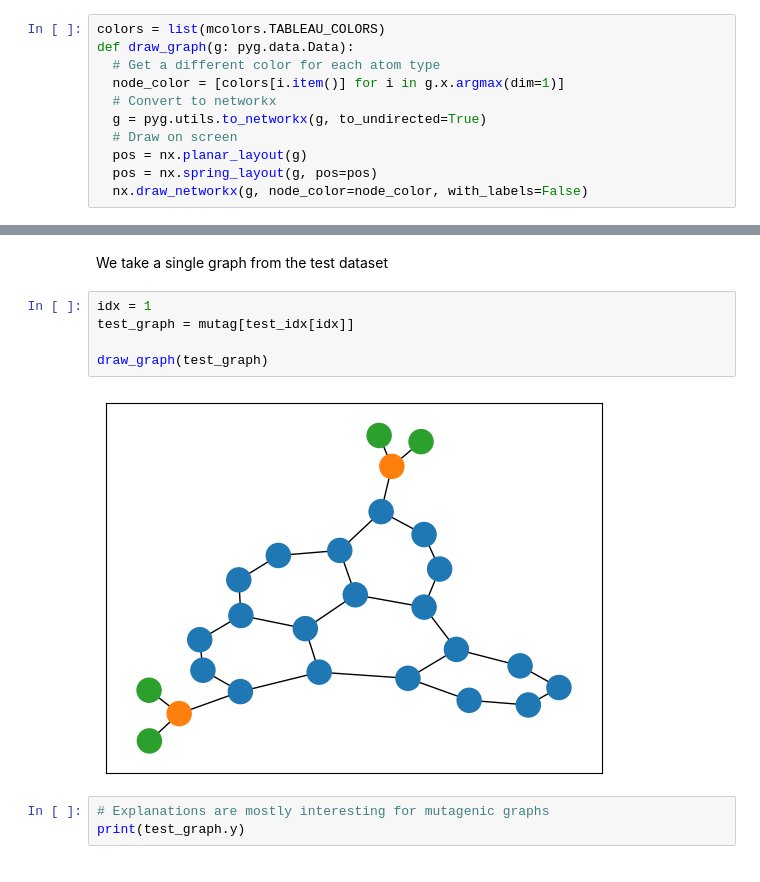
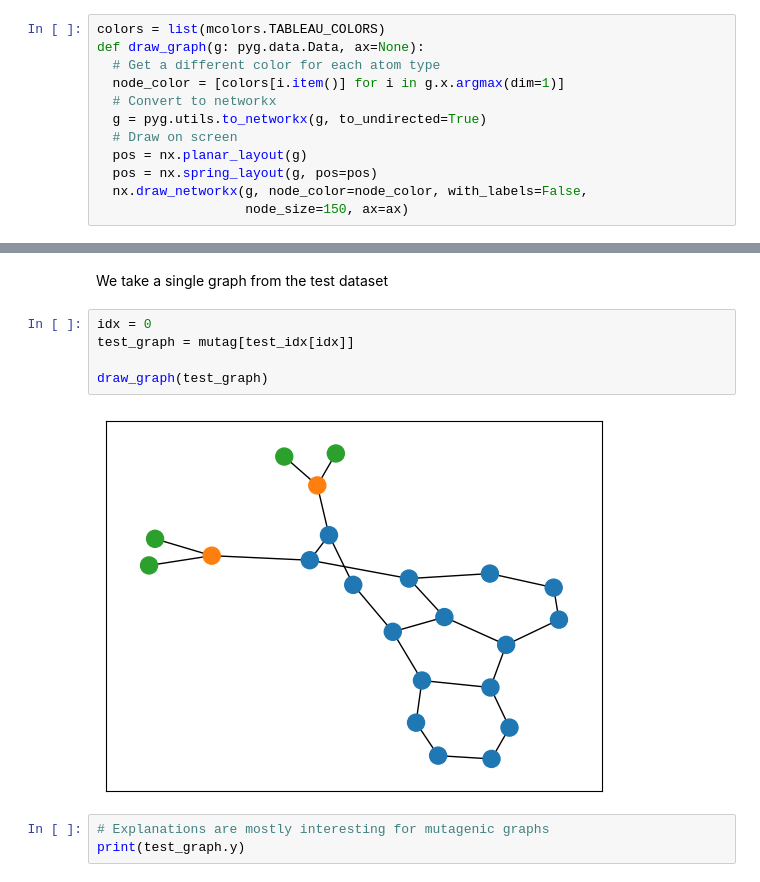
Before and after one commit to FilippoMB/Tutorial_GNN_explainability, a Jupyter notebook: tutorial.ipynb, the cells around one changed output, grey strips where cells are left out. Cells and saved outputs as stored; diff of their text form.

```diff
--- a/tutorial.ipynb
+++ b/tutorial.ipynb
@@ -102,7 +104,7 @@ True
 We define a simple function for plotting the graph using the tools from networkx
 # %%
 colors = list(mcolors.TABLEAU_COLORS)
-def draw_graph(g: pyg.data.Data):
+def draw_graph(g: pyg.data.Data, ax=None):
   # Get a different color for each atom type
   node_color = [colors[i.item()] for i in g.x.argmax(dim=1)]
   # Convert to networkx
@@ -110,7 +112,8 @@ def draw_graph(g: pyg.data.Data):
   # Draw on screen
   pos = nx.planar_layout(g)
   pos = nx.spring_layout(g, pos=pos)
-  nx.draw_networkx(g, node_color=node_color, with_labels=False)
+  nx.draw_networkx(g, node_color=node_color, with_labels=False,
+                   node_size=150, ax=ax)
 # %%
 draw_graph(mutag_0)
 # %% [output]
@@ -390,12 +396,12 @@ It optimizes for the smallest feature and edge masks that do not vary the predic
 # %% [markdown]
 We take a single graph from the test dataset
 # %%
-idx = 1
+idx = 0
 test_graph = mutag[test_idx[idx]]
 
 draw_graph(test_graph)
 # %% [output]
-[figure, old version]
+[figure, new version]
 # %%
 # Explanations are mostly interesting for mutagenic graphs
 print(test_graph.y)
```
Also changed, not shown: parts of 53 cells of this notebook, 5 other files.
